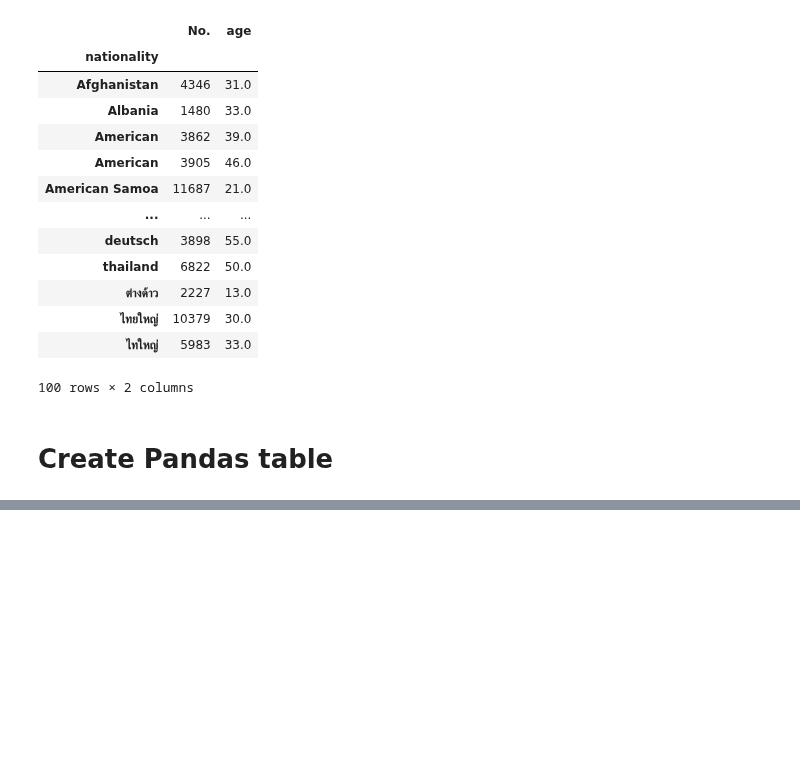
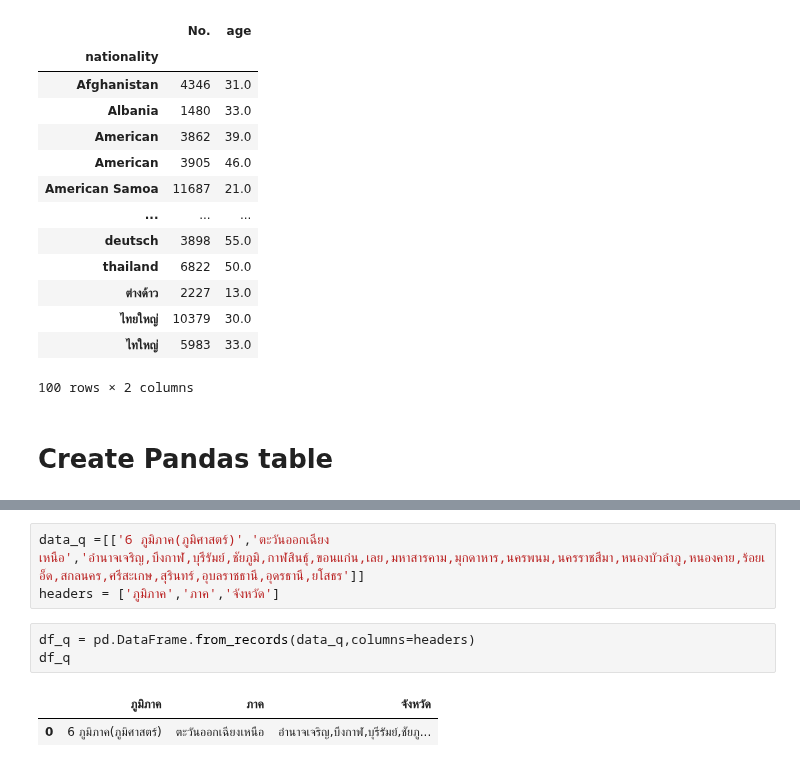
Before and after one commit to kittimaxz/data_viz_2022, a Jupyter notebook: Pandas102.ipynb, the cells around one changed output, grey strips where cells are left out. Saved outputs shown, nothing was run; the diff lists cells and outputs as text; blank space fills up the shorter version.

```diff
--- a/Pandas102.ipynb
+++ b/Pandas102.ipynb
@@ -359,0 +431,9 @@ data_df.groupby('nationality').min(' ')
+# %%
+data_q =[['6 ภูมิภาค(ภูมิศาสตร์)','ตะวันออกเฉียงเหนือ','อำนาจเจริญ,บึงกาฬ,บุรีรัมย์,ชัยภูมิ,กาฬสินธุ์,ขอนแก่น,เลย,มหาสารคาม,มุกดาหาร,นครพนม,นครราชสีมา,หนองบัวลำภู,หนองคาย,ร้อยเอ็ด,สกลนคร,ศรีสะเกษ,สุรินทร์,อุบลราชธานี,อุดรธานี,ยโสธร']]
+headers = ['ภูมิภาค','ภาค','จังหวัด']
+# %%
+df_q = pd.DataFrame.from_records(data_q,columns=headers)
+df_q
+# %% [output]
+|  | ภูมิภาค | ภาค | จังหวัด |
+| 0 | 6 ภูมิภาค(ภูมิศาสตร์) | ตะวันออกเฉียงเหนือ | อำนาจเจริญ,บึงกาฬ,บุรีรัมย์,ชัยภู... |
```
Also changed, not shown: parts of 19 cells of this notebook.
